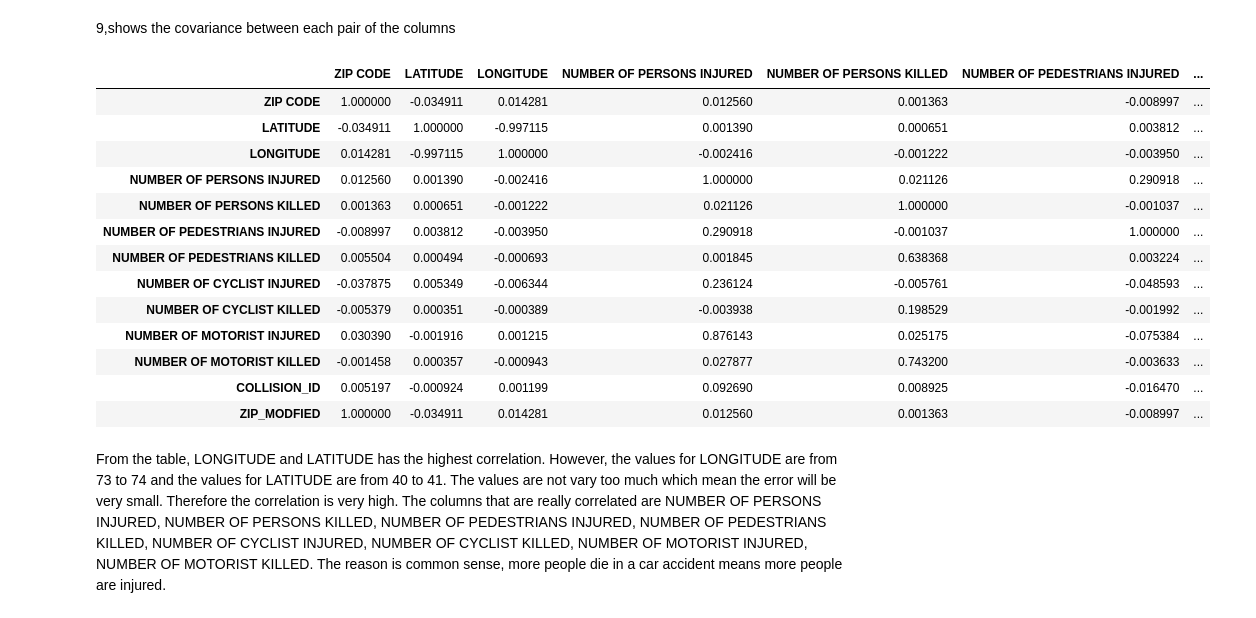
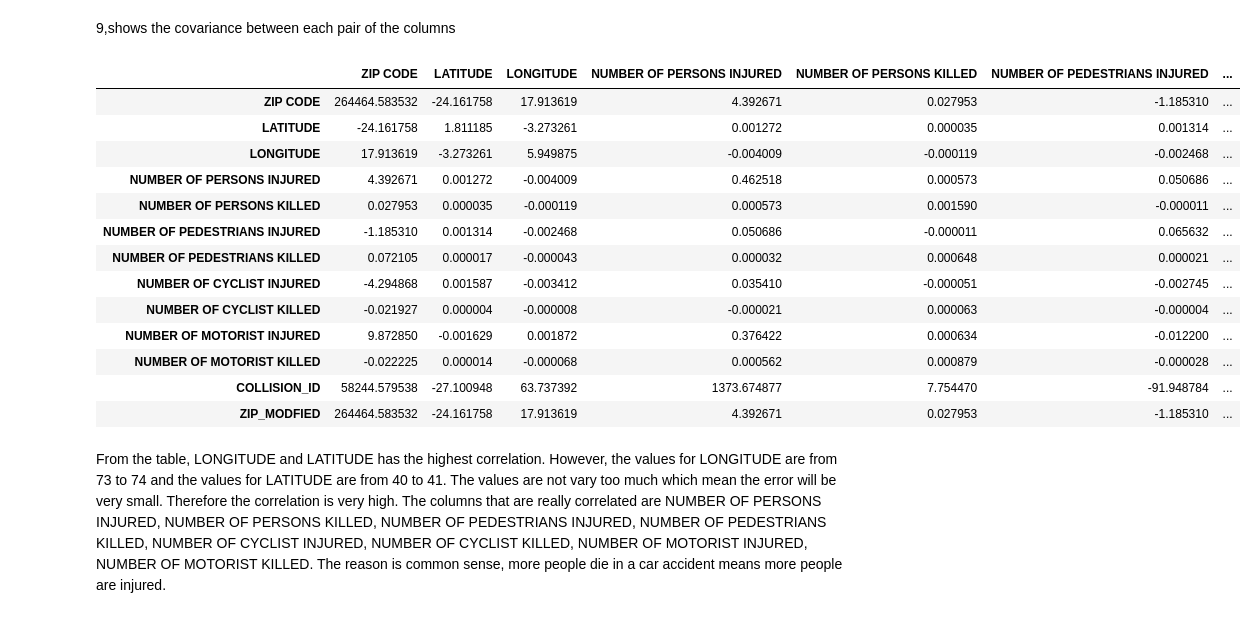
Before and after one commit to yanggezheng/Pandas-Basics, a Jupyter notebook: src/traffic_accidents.ipynb, the cells around one changed output. Cells and saved outputs as stored; diff of their text form; code cells hidden in the pictures.

```diff
--- a/src/traffic_accidents.ipynb
+++ b/src/traffic_accidents.ipynb
@@ -301,25 +301,25 @@ plt.show()
 # %%
 import numpy as np
 
 df_selected = df.select_dtypes(include=[np.number])
 df_selected = df_selected.dropna()
-cov_matrix = df_selected.corr(method='pearson')
+cov_matrix = df_selected.cov()
 cov_matrix
 # %% [output]
 |  | ZIP CODE | LATITUDE | LONGITUDE | NUMBER OF PERSONS INJURED | NUMBER OF PERSONS KILLED | NUMBER OF PEDESTRIANS INJURED | ... |
-| ZIP CODE | 1.000000 | -0.034911 | 0.014281 | 0.012560 | 0.001363 | -0.008997 | ... |
-| LATITUDE | -0.034911 | 1.000000 | -0.997115 | 0.001390 | 0.000651 | 0.003812 | ... |
-| LONGITUDE | 0.014281 | -0.997115 | 1.000000 | -0.002416 | -0.001222 | -0.003950 | ... |
-| NUMBER OF PERSONS INJURED | 0.012560 | 0.001390 | -0.002416 | 1.000000 | 0.021126 | 0.290918 | ... |
-| NUMBER OF PERSONS KILLED | 0.001363 | 0.000651 | -0.001222 | 0.021126 | 1.000000 | -0.001037 | ... |
-| NUMBER OF PEDESTRIANS INJURED | -0.008997 | 0.003812 | -0.003950 | 0.290918 | -0.001037 | 1.000000 | ... |
-| NUMBER OF PEDESTRIANS KILLED | 0.005504 | 0.000494 | -0.000693 | 0.001845 | 0.638368 | 0.003224 | ... |
-| NUMBER OF CYCLIST INJURED | -0.037875 | 0.005349 | -0.006344 | 0.236124 | -0.005761 | -0.048593 | ... |
-| NUMBER OF CYCLIST KILLED | -0.005379 | 0.000351 | -0.000389 | -0.003938 | 0.198529 | -0.001992 | ... |
-| NUMBER OF MOTORIST INJURED | 0.030390 | -0.001916 | 0.001215 | 0.876143 | 0.025175 | -0.075384 | ... |
-| NUMBER OF MOTORIST KILLED | -0.001458 | 0.000357 | -0.000943 | 0.027877 | 0.743200 | -0.003633 | ... |
-| COLLISION_ID | 0.005197 | -0.000924 | 0.001199 | 0.092690 | 0.008925 | -0.016470 | ... |
-| ZIP_MODFIED | 1.000000 | -0.034911 | 0.014281 | 0.012560 | 0.001363 | -0.008997 | ... |
+| ZIP CODE | 264464.583532 | -24.161758 | 17.913619 | 4.392671 | 0.027953 | -1.185310 | ... |
+| LATITUDE | -24.161758 | 1.811185 | -3.273261 | 0.001272 | 0.000035 | 0.001314 | ... |
+| LONGITUDE | 17.913619 | -3.273261 | 5.949875 | -0.004009 | -0.000119 | -0.002468 | ... |
+| NUMBER OF PERSONS INJURED | 4.392671 | 0.001272 | -0.004009 | 0.462518 | 0.000573 | 0.050686 | ... |
+| NUMBER OF PERSONS KILLED | 0.027953 | 0.000035 | -0.000119 | 0.000573 | 0.001590 | -0.000011 | ... |
+| NUMBER OF PEDESTRIANS INJURED | -1.185310 | 0.001314 | -0.002468 | 0.050686 | -0.000011 | 0.065632 | ... |
+| NUMBER OF PEDESTRIANS KILLED | 0.072105 | 0.000017 | -0.000043 | 0.000032 | 0.000648 | 0.000021 | ... |
+| NUMBER OF CYCLIST INJURED | -4.294868 | 0.001587 | -0.003412 | 0.035410 | -0.000051 | -0.002745 | ... |
+| NUMBER OF CYCLIST KILLED | -0.021927 | 0.000004 | -0.000008 | -0.000021 | 0.000063 | -0.000004 | ... |
+| NUMBER OF MOTORIST INJURED | 9.872850 | -0.001629 | 0.001872 | 0.376422 | 0.000634 | -0.012200 | ... |
+| NUMBER OF MOTORIST KILLED | -0.022225 | 0.000014 | -0.000068 | 0.000562 | 0.000879 | -0.000028 | ... |
+| COLLISION_ID | 58244.579538 | -27.100948 | 63.737392 | 1373.674877 | 7.754470 | -91.948784 | ... |
+| ZIP_MODFIED | 264464.583532 | -24.161758 | 17.913619 | 4.392671 | 0.027953 | -1.185310 | ... |
 # %% [markdown]
 From the table, LONGITUDE and LATITUDE has the highest correlation. However, the values for LONGITUDE are from 73 to 74 and the values for LATITUDE are from 40 to 41. The values are not vary too much which mean the error will be very small. Therefore the correlation is very high.
 The columns that are really correlated are NUMBER OF PERSONS INJURED, NUMBER OF PERSONS KILLED, NUMBER OF PEDESTRIANS INJURED, NUMBER OF PEDESTRIANS KILLED, NUMBER OF CYCLIST INJURED, NUMBER OF CYCLIST KILLED, NUMBER OF MOTORIST INJURED, NUMBER OF MOTORIST KILLED. The reason is common sense, more people die in a car accident means more people are injured.
```
